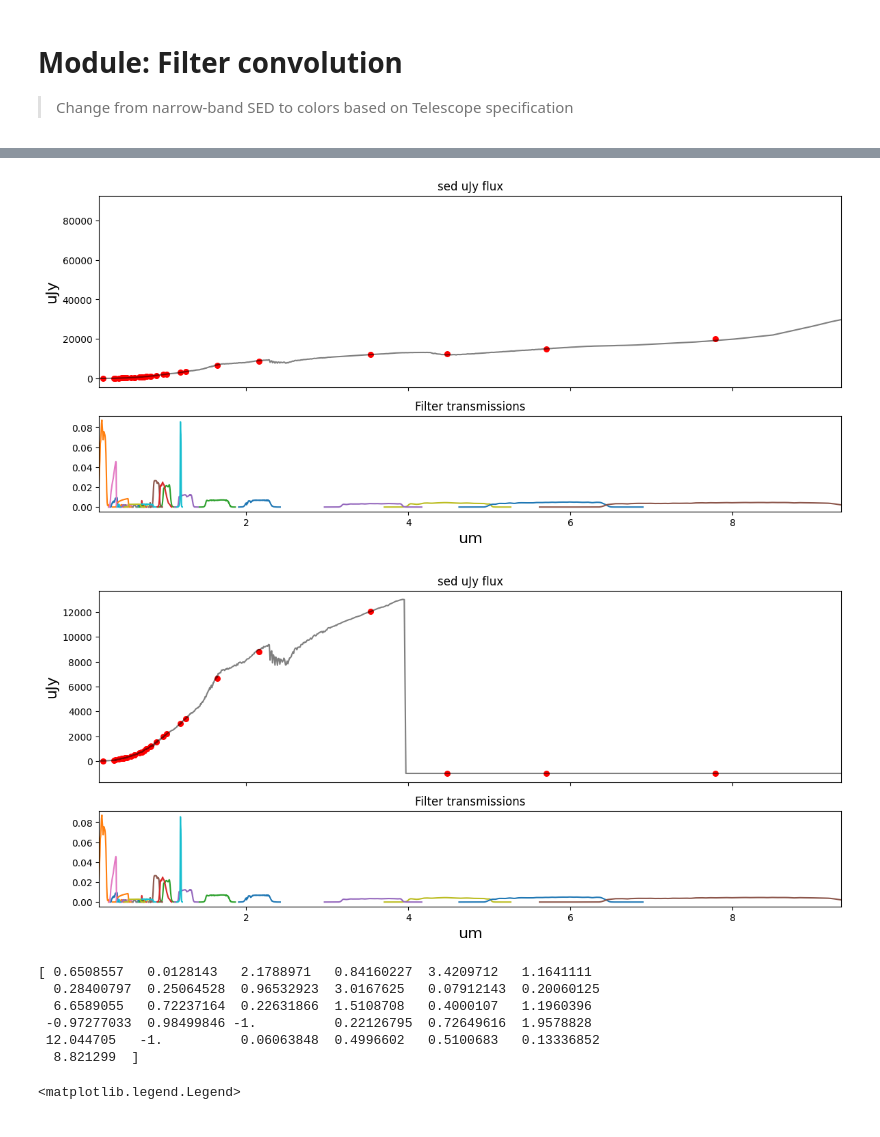
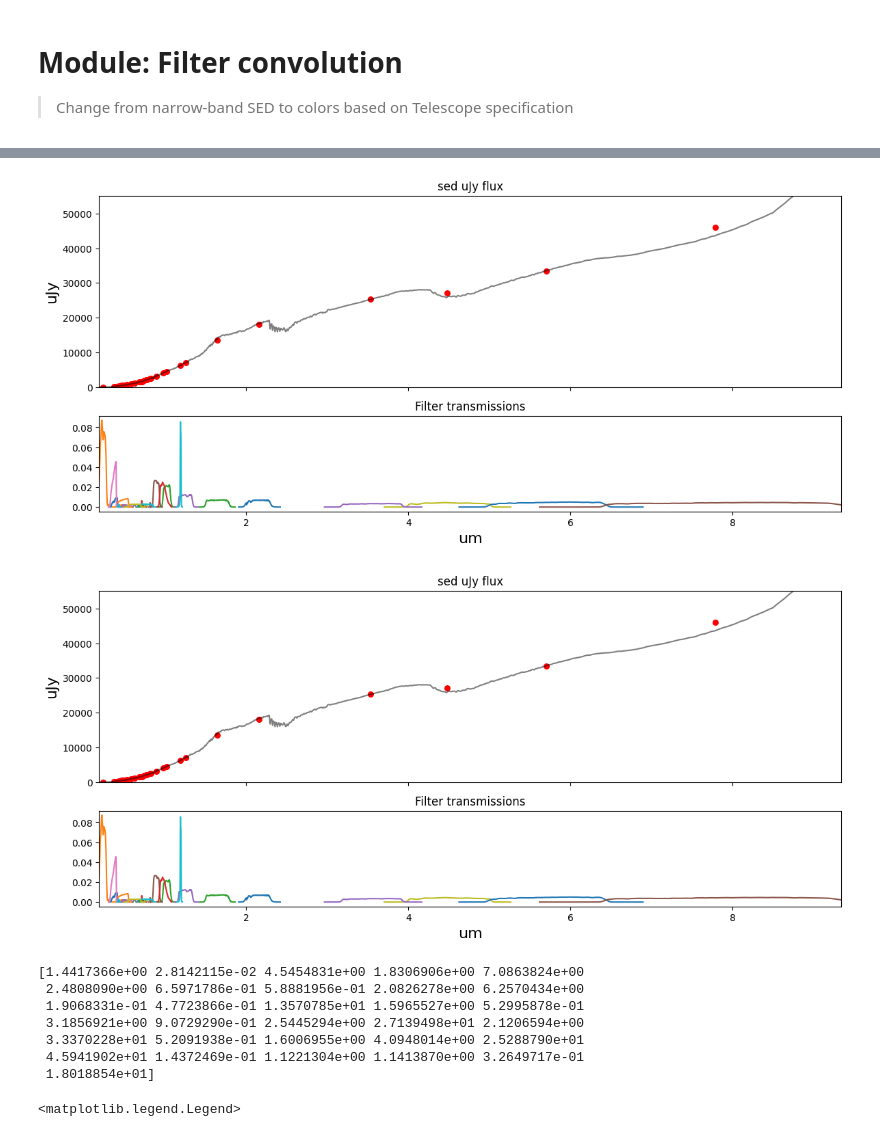
Before and after one commit to nesar/watercolor, a Jupyter notebook: nbs/06_filter_convolve.ipynb, the cells around one changed output, grey strips where cells are left out. Saved outputs shown, nothing was run; the diff lists cells and outputs as text; code cells hidden in the pictures.

```diff
--- a/nbs/06_filter_convolve.ipynb
+++ b/nbs/06_filter_convolve.ipynb
@@ -66,7 +66,7 @@ Loaded 2612 particles from 27 galaxies in 20 haloes
 # %%
 #|eval: false
 
-gal_id = 3 #12
+gal_id = 1 #12
 unique_gal_tag = np.unique(gal_tag)[gal_id]
 
 # spec_wave_ssp, spec_flux_ssp, spec_csp, flux_proxy, gal_stellar_mass = calc_fluxes_for_galaxy(
@@ -312,7 +308,8 @@ def photometry_from_spectra(central_wavelengths:np.array=None, # Central wavelen
         a[0].set_title('sed uJy flux')
         a[0].plot(sed_um_wave, 1e3*sed_mJy_flux, color='k', zorder=5, alpha=0.5)
         a[0].scatter(wav_um, flux, color='r', label='bandpass-convolved fluxes', s=30)
-        # plt.ylim(0, 1.2*np.max(flux))
+        a[0].set_ylim(0, 1.2*np.max(flux))
+        # a[0].set_yscale('log')
         a[0].set_ylabel('uJy', fontsize=16)
         a[0].set_xlim(wav_um.min()*0.8, wav_um.max()*1.2)
         # plt.tick_params(labelsize=14)
@@ -439,34 +436,35 @@ flux_survey, appmag_ext_survey, band_fluxes_survey = photometry_from_spectra(cen
                                                                           plot=True,
                                                                           clip_bandpass=True)
 # %% [output]
-[figure, old version]
+[figure, new version]
 # %%
 #|eval: false
 
 sed_um_wave = spec_wave_ssp/1e4
 
-redsh_spec[1000:8000] = -1
+# redsh_spec[1000:8000] = -1
 sed_mJy_flux = redsh_spec
 
 flux_survey, appmag_ext_survey, band_fluxes_survey = photometry_from_spectra(central_wavelengths,
                                                                           sed_um_wave,
                                                                           sed_mJy_flux,
                                                                           bandpass_wavs,
                                                                           bandpass_vals,
                                                                           bandpass_names,
                                                                           interp_kind='quadratic',
                                                                           plot=True,
                                                                           clip_bandpass=True)
 
 print(band_fluxes_survey)
 # %% [output]
-[figure, old version]
+[figure, new version]
-[ 0.6508557   0.0128143   2.1788971   0.84160227  3.4209712   1.1641111
-  0.28400797  0.25064528  0.96532923  3.0167625   0.07912143  0.20060125
-  6.6589055   0.72237164  0.22631866  1.5108708   0.4000107   1.1960396
- -0.97277033  0.98499846 -1.          0.22126795  0.72649616  1.9578828
- 12.044705   -1.          0.06063848  0.4996602   0.5100683   0.13336852
-  8.821299  ]
+[1.4417366e+00 2.8142115e-02 4.5454831e+00 1.8306906e+00 7.0863824e+00
+ 2.4808090e+00 6.5971786e-01 5.8881956e-01 2.0826278e+00 6.2570434e+00
+ 1.9068331e-01 4.7723866e-01 1.3570785e+01 1.5965527e+00 5.2995878e-01
+ 3.1856921e+00 9.0729290e-01 2.5445294e+00 2.7139498e+01 2.1206594e+00
+ 3.3370228e+01 5.2091938e-01 1.6006955e+00 4.0948014e+00 2.5288790e+01
+ 4.5941902e+01 1.4372469e-01 1.1221304e+00 1.1413870e+00 3.2649717e-01
+ 1.8018854e+01]
 # %%
 #|eval: false
 
```
Also changed, not shown: parts of 9 cells of this notebook, 11 other files.
